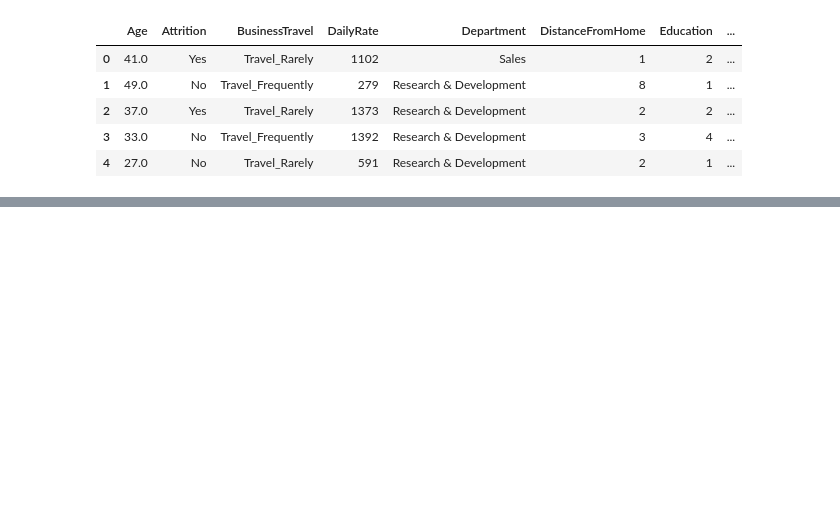
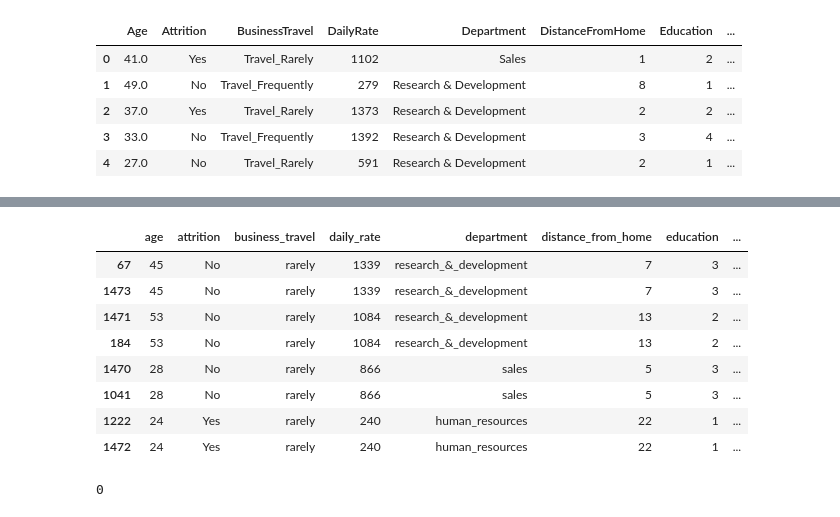
Before and after one commit to Eleonora1989/project-da-promo-63-modulo-3-team-3, a Jupyter notebook: fase_1_inicial_31-03.ipynb, the cells around one changed output, grey strips where cells are left out. Saved outputs shown, nothing was run; the diff lists cells and outputs as text; code cells hidden in the pictures; blank space fills up the shorter version.

```diff
--- a/fase_1_inicial_31-03.ipynb
+++ b/fase_1_inicial_31-03.ipynb
@@ -132,0 +218,3 @@ para ver por que la gente se va se me ocurre que tendriamos que ver
+# %%
+# aplicar el reemplazo
+df_hr['marital_status'] = df_hr['marital_status'].replace(nuevas_categorias_marital_status)
@@ -132,0 +255,2 @@ para ver por que la gente se va se me ocurre que tendriamos que ver
+# %%
+df_hr['education_field'] = df_hr['education_field'].str.strip().str.lower().str.replace(r'\s+', '_', regex=True)
@@ -132,0 +262,2 @@ para ver por que la gente se va se me ocurre que tendriamos que ver
+# %%
+df_hr = df_hr.drop(columns=['employee_count'])
@@ -132,0 +276,3 @@ para ver por que la gente se va se me ocurre que tendriamos que ver
+# %%
+mascara_duplicados_hr = df_hr.duplicated(keep=False)
+mascara_duplicados_hr
@@ -132,0 +292,17 @@ para ver por que la gente se va se me ocurre que tendriamos que ver
+# %%
+df_hr[mascara_duplicados_hr].sort_values(by="employee_number")
+# %% [output]
+|  | age | attrition | business_travel | daily_rate | department | distance_from_home | education | ... |
+| 67 | 45 | No | rarely | 1339 | research_&_development | 7 | 3 | ... |
+| 1473 | 45 | No | rarely | 1339 | research_&_development | 7 | 3 | ... |
+| 1471 | 53 | No | rarely | 1084 | research_&_development | 13 | 2 | ... |
+| 184 | 53 | No | rarely | 1084 | research_&_development | 13 | 2 | ... |
+| 1470 | 28 | No | rarely | 866 | sales | 5 | 3 | ... |
+| 1041 | 28 | No | rarely | 866 | sales | 5 | 3 | ... |
+| 1222 | 24 | Yes | rarely | 240 | human_resources | 22 | 1 | ... |
+| 1472 | 24 | Yes | rarely | 240 | human_resources | 22 | 1 | ... |
+# %%
+df_hr.drop_duplicates(inplace=True)
+print(df_hr.duplicated().sum())
+# %% [output]
+0
```
Also changed, not shown: parts of 34 cells of this notebook.
